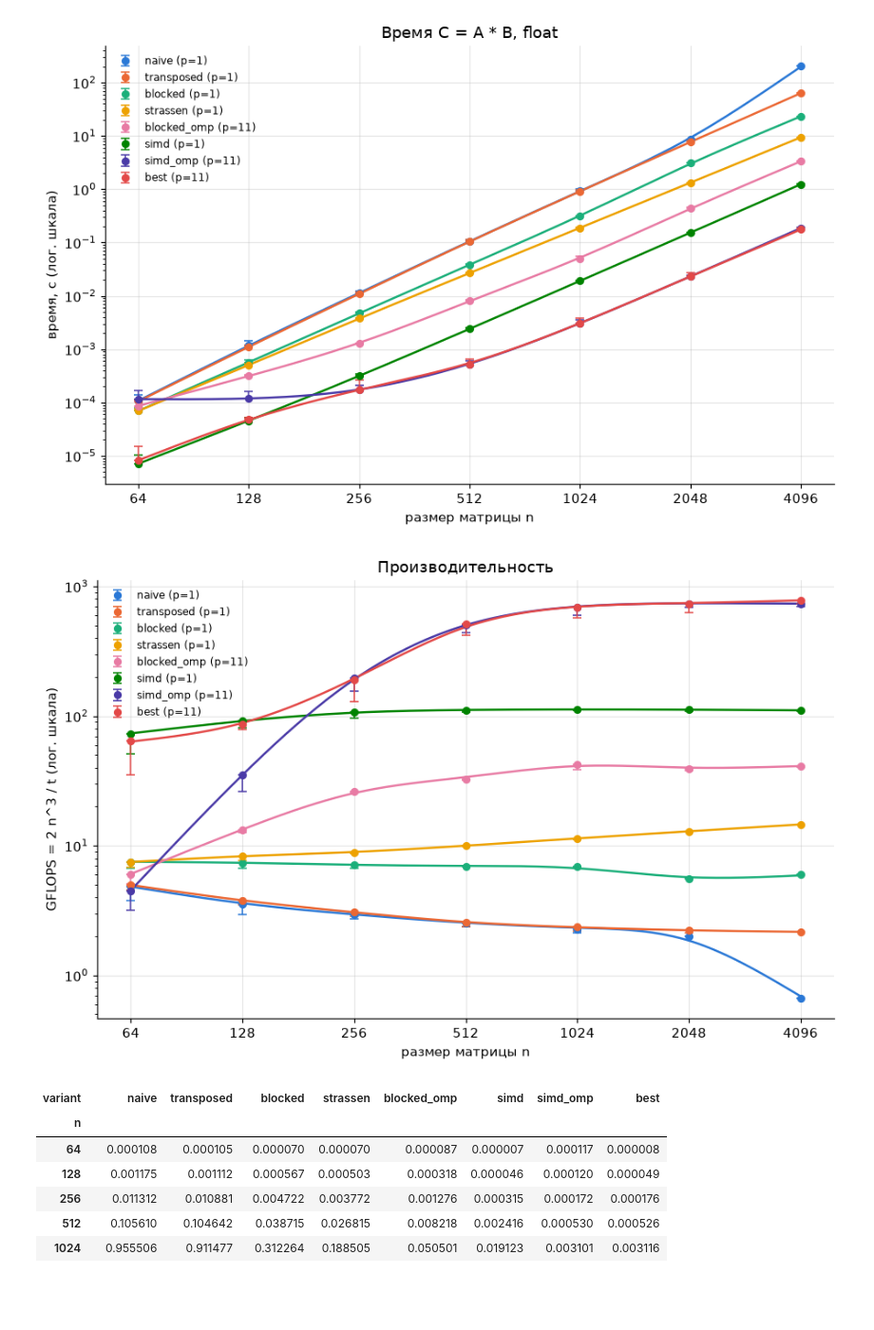
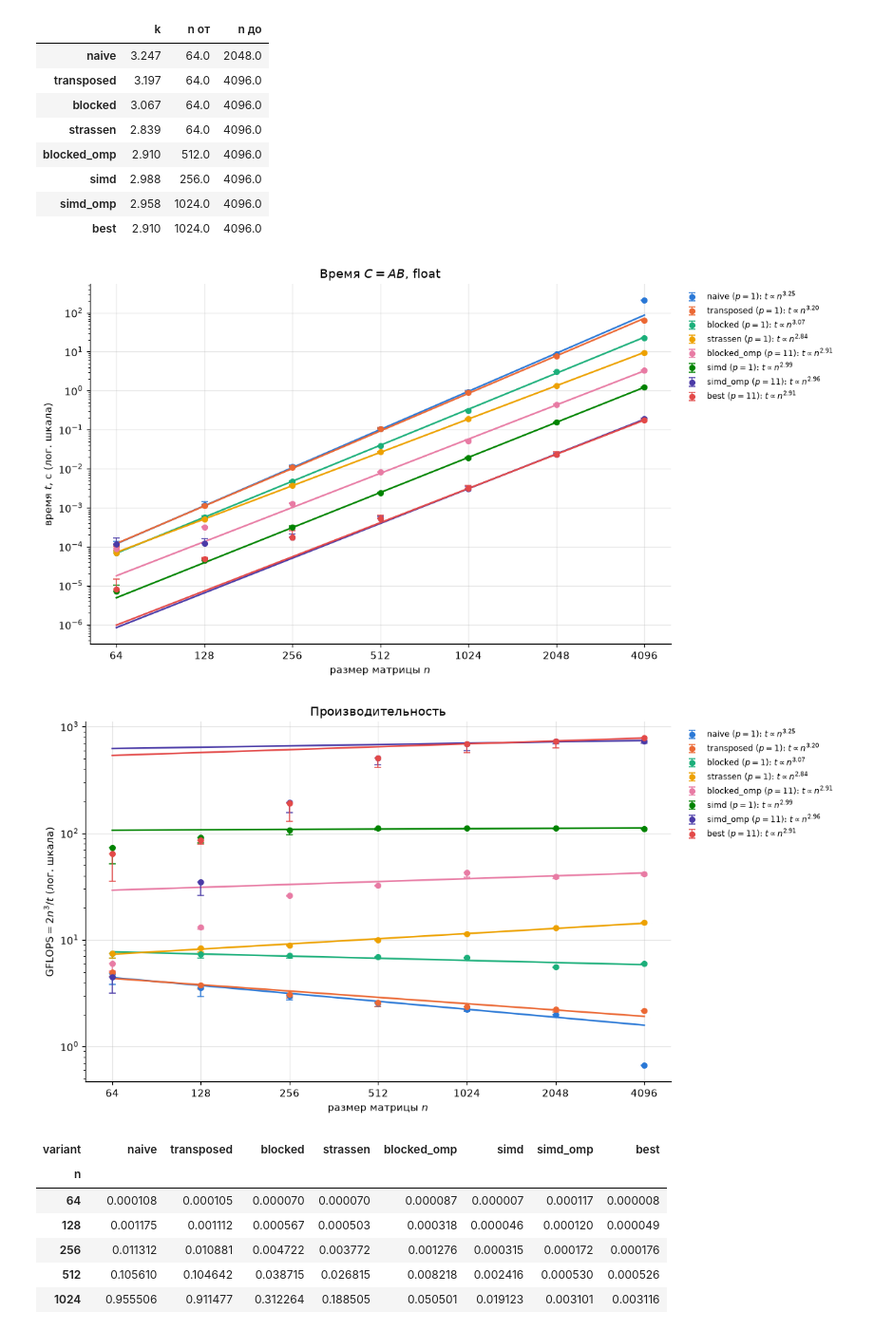
Before and after one commit to vabaldin/parallel-programming, a Jupyter notebook: lab_1/plots.ipynb, the cells around one changed output. Shown at 95% size. Cells and saved outputs as stored; diff of their text form; code cells hidden in the pictures; blank space fills up the shorter version.

```diff
--- a/lab_1/plots.ipynb
+++ b/lab_1/plots.ipynb
@@ -59,38 +69,70 @@ scaling = load("scaling.csv")
+# %%
+FIT_FROM = {"simd": 256, "blocked_omp": 512, "simd_omp": 1024, "best": 1024}
+FIT_TO = {"naive": 2048}
+
+
+def power_fit(v, g):
+    """МНК-прямая log t = log c + k log n на участке степенного закона."""
+    lo, hi = FIT_FROM.get(v, 0), FIT_TO.get(v, 10**9)
+    part = g[(g.n >= lo) & (g.n <= hi)]
+    k, log_c = np.polyfit(np.log(part.n), np.log(part.min_s), 1)
+    return k, np.exp(log_c), part.n.min(), part.n.max()
+
+
+fits = {}
+for v in ORDER:
+    fits[v] = power_fit(v, sizes[sizes.variant == v])
+pd.DataFrame({v: {"k": round(f[0], 3), "n от": f[2], "n до": f[3]}
+              for v, f in fits.items()}).T
+# %% [output]
+|  | k | n от | n до |
+| naive | 3.247 | 64.0 | 2048.0 |
+| transposed | 3.197 | 64.0 | 4096.0 |
+| blocked | 3.067 | 64.0 | 4096.0 |
+| strassen | 2.839 | 64.0 | 4096.0 |
+| blocked_omp | 2.910 | 512.0 | 4096.0 |
+| simd | 2.988 | 256.0 | 4096.0 |
+| simd_omp | 2.958 | 1024.0 | 4096.0 |
+| best | 2.910 | 1024.0 | 4096.0 |
 # %%
 def plot_sizes(metric, ylabel, title, fname):
-    fig, ax = plt.subplots(figsize=(8.5, 5.5))
+    fig, ax = plt.subplots(figsize=(11, 5.8))
     for v in ORDER:
         g = sizes[sizes.variant == v].sort_values("n")
         n = g.n.to_numpy(float)
         t, mean = g.min_s.to_numpy(), g.mean_s.to_numpy()
-        ns = np.geomspace(n.min(), n.max(), 200)
-        tf = fit_loglog(n, t, ns)
+        k, c, lo, hi = fits[v]
+        ns = np.geomspace(sizes.n.min(), sizes.n.max(), 50)
         if metric == "time":
-            y, other, curve = t, mean, tf
+            y, other, line = t, mean, c * ns**k
         else:
-            y, other, curve = 2e-9 * n**3 / t, 2e-9 * n**3 / mean, 2e-9 * ns**3 / tf
-        errorbar(ax, n, y, other, COLORS[v], f"{v} (p={g.threads.iloc[0]})")
-        ax.plot(ns, curve, color=COLORS[v], lw=1.6)
+            y, other = 2e-9 * n**3 / t, 2e-9 * n**3 / mean
+            line = 2e-9 * ns**3 / (c * ns**k)
+        p = g.threads.iloc[0]
+        label = rf"{v} ($p={p}$): $t \propto n^{{{k:.2f}}}$"
+        errorbar(ax, n, y, other, COLORS[v], label)
+        ax.plot(ns, line, color=COLORS[v], lw=1.6)
     ticks = sorted(sizes.n.unique())
     ax.set_xscale("log", base=2)
     ax.set_yscale("log")
     ax.set_xticks(ticks, [str(n) for n in ticks])
-    ax.set_xlabel("размер матрицы n")
+    ax.set_xlabel("размер матрицы $n$")
     ax.set_ylabel(ylabel)
     ax.set_title(title)
-    ax.legend(fontsize=8, frameon=False)
+    ax.legend(fontsize=8, frameon=False, loc="upper left",
+              bbox_to_anchor=(1.01, 1))
     fig.tight_layout()
     fig.savefig(RESULTS / fname)
     plt.show()
 
 
-plot_sizes("time", "время, с (лог. шкала)", "Время C = A * B, float",
-           "time_vs_size.png")
-plot_sizes("gflops", "GFLOPS = 2 n^3 / t (лог. шкала)", "Производительность",
-           "gflops_vs_size.png")
+plot_sizes("time", "время $t$, с (лог. шкала)",
+           r"Время $C = AB$, float", "time_vs_size.png")
+plot_sizes("gflops", r"$\mathrm{GFLOPS} = 2n^3 / t$ (лог. шкала)",
+           "Производительность", "gflops_vs_size.png")
 # %% [output]
-[figure, old version]
+[figure, new version]
-[figure, old version]
+[figure, new version]
 # %%
 sizes.pivot(index="n", columns="variant", values="min_s")[ORDER]
 # %% [output]
```
Also changed, not shown: parts of 6 cells of this notebook, 5 other files.
